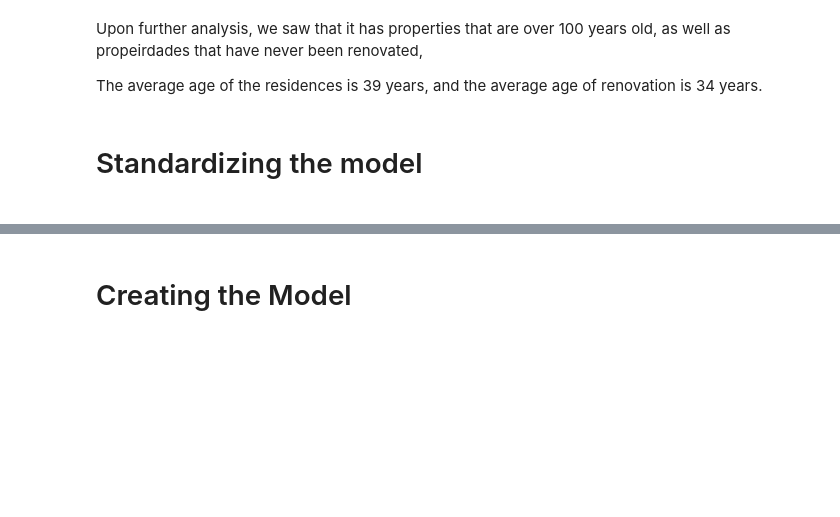
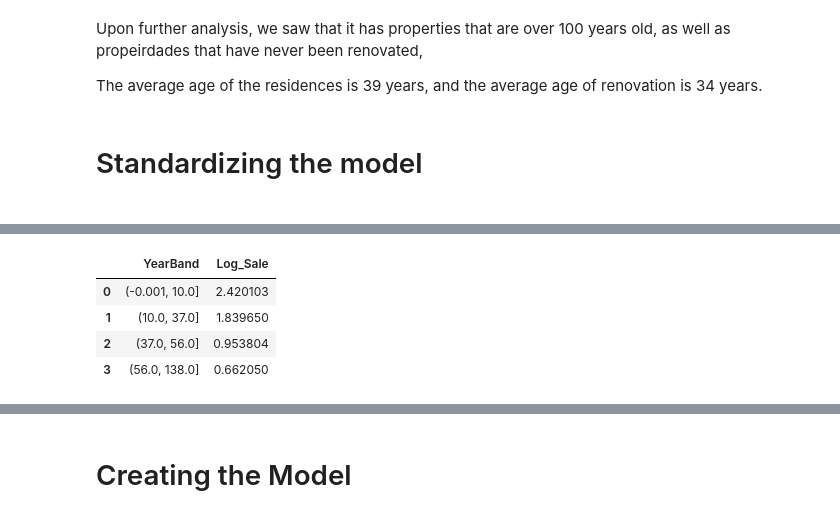
Before and after one commit to rafachoks/data-study, a Jupyter notebook: HouseRent/HouseRentv2.ipynb, the cells around one changed output, grey strips where cells are left out. Drawn from its saved outputs; the diff is of its cells as text; code cells hidden in the pictures; blank space fills up the shorter version.

```diff
--- a/HouseRent/HouseRentv2.ipynb
+++ b/HouseRent/HouseRentv2.ipynb
@@ -592,14 +616,2 @@ train_df['Neighborhood'].unique()
-# %%
-train_df.loc[(train_df['Neighborhood']  == 'CollgCr'), 'Neighborhood'] = 0
-train_df.loc[(train_df['Neighborhood']  == 'Veenker'), 'Neighborhood'] = 1
-train_df.loc[(train_df['Neighborhood']  == 'Crawfor'), 'Neighborhood'] = 2
-train_df.loc[(train_df['Neighborhood']  == 'NoRidge'), 'Neighborhood'] = 3
-train_df.loc[(train_df['Neighborhood']  == 'Mitchel'), 'Neighborhood'] = 4
-train_df.loc[(train_df['Neighborhood']  == 'Somerst'), 'Neighborhood'] = 5
-train_df.loc[(train_df['Neighborhood']  == 'NWAmes'), 'Neighborhood'] = 6
-train_df.loc[(train_df['Neighborhood']  == 'OldTown'), 'Neighborhood'] = 7
-train_df.loc[(train_df['Neighborhood']  == 'BrkSide'), 'Neighborhood'] = 8
-train_df.loc[(train_df['Neighborhood']  == 'Sawyer'), 'Neighborhood'] = 9
-train_df.loc[(train_df['Neighborhood']  == 'NridgHt'), 'Neighborhood'] = 10
 # %%
 train_df['Condition1'].unique()
@@ -661,3 +680,36 @@ train_df.loc[(train_df['OverallQual'] <= 5.0), 'OverallQual'] = 0
 train_df.loc[(train_df['OverallQual'] > 5.0) & (train_df['OverallQual'] <= 6.0), 'OverallQual'] = 1
 train_df.loc[(train_df['OverallQual'] > 6.0) & (train_df['OverallQual'] <= 7.0), 'OverallQual'] = 2
 train_df.loc[(train_df['OverallQual'] > 7.0), 'OverallQual'] = 3
+# %%
+label_encoder  = LabelEncoder()
+train_df['PoolQC'] = label_encoder.fit_transform(train_df['PoolQC'])
+train_df['Fence'] = label_encoder.fit_transform(train_df['Fence'])
+train_df['MiscFeature'] = label_encoder.fit_transform(train_df['MiscFeature'])
+train_df['SaleType'] = label_encoder.fit_transform(train_df['SaleType'])
+train_df['SaleCondition'] = label_encoder.fit_transform(train_df['SaleCondition'])
+train_df['Neighborhood'] = label_encoder.fit_transform(train_df['Neighborhood'])
+train_df['MSZoning'] = label_encoder.fit_transform(train_df['MSZoning'])
+train_df['RoofStyle'] = label_encoder.fit_transform(train_df['RoofStyle'])
+train_df['RoofMatl'] = label_encoder.fit_transform(train_df['RoofMatl'])
+train_df['Exterior1st'] = label_encoder.fit_transform(train_df['Exterior1st'])
+train_df['Exterior2nd'] = label_encoder.fit_transform(train_df['Exterior2nd'])
+train_df['PavedDrive'] = label_encoder.fit_transform(train_df['PavedDrive'])
+train_df['FireplaceQu'] = label_encoder.fit_transform(train_df['FireplaceQu'])
+train_df['Functional'] = label_encoder.fit_transform(train_df['Functional'])
+train_df['KitchenQual'] = label_encoder.fit_transform(train_df['KitchenQual'])
+train_df['Electrical'] = label_encoder.fit_transform(train_df['Electrical'])
+train_df['CentralAir'] = label_encoder.fit_transform(train_df['CentralAir'])
+train_df['HeatingQC'] = label_encoder.fit_transform(train_df['HeatingQC'])
+train_df['Heating'] = label_encoder.fit_transform(train_df['Heating'])
+train_df['Foundation'] = label_encoder.fit_transform(train_df['Foundation'])
+train_df['ExterCond'] = label_encoder.fit_transform(train_df['ExterCond'])
+train_df['ExterQual'] = label_encoder.fit_transform(train_df['ExterQual'])
+# %%
+train_df['YearBand'] = pd.qcut(train_df['YearBuilt'], 4)
+train_df[['YearBand', 'Log_Sale']].groupby('YearBand', as_index=False).mean().sort_values(by='YearBand', ascending=True)
+# %% [output]
+|  | YearBand | Log_Sale |
+| 0 | (-0.001, 10.0] | 2.420103 |
+| 1 | (10.0, 37.0] | 1.839650 |
+| 2 | (37.0, 56.0] | 0.953804 |
+| 3 | (56.0, 138.0] | 0.662050 |
```
Also changed, not shown: parts of 59 cells of this notebook, 2 other files.
